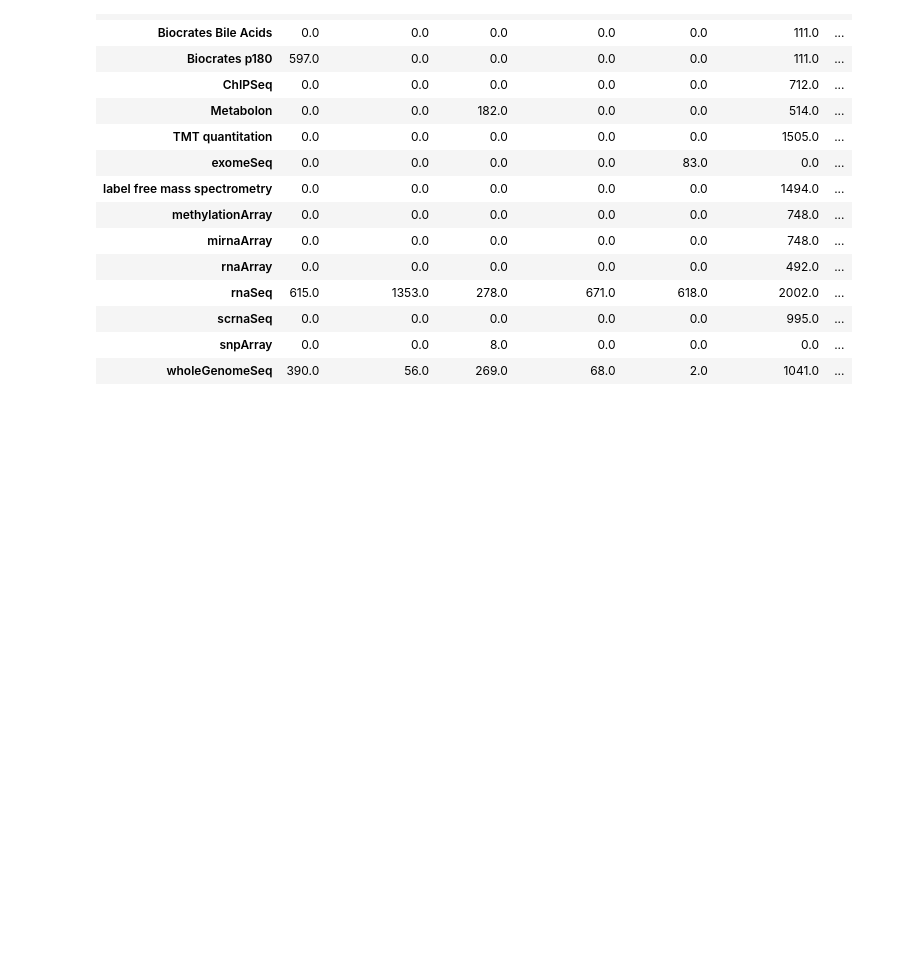
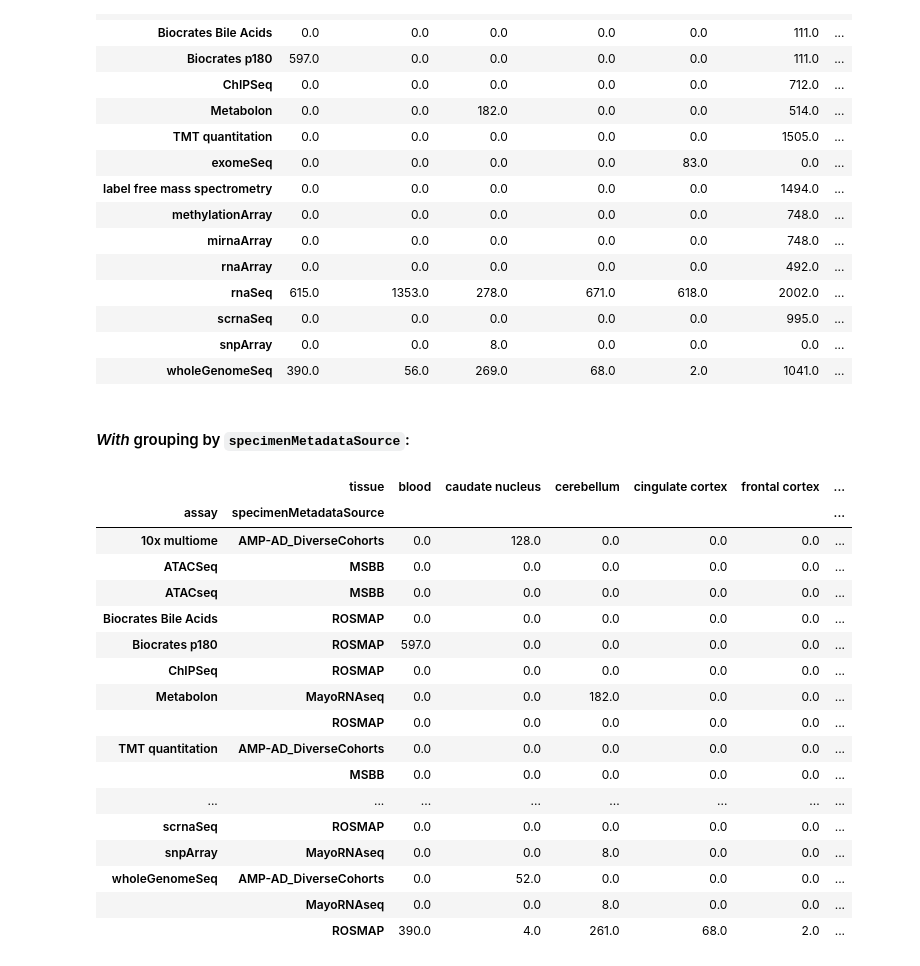
Before and after one commit to avanlinden/AMP-AD-Data-Wrangling-VB, a Jupyter notebook: 04_2024_AMP-AD_1_2_Analytics.ipynb, the cells around one changed output. Cells and saved outputs as stored; diff of their text form; code cells hidden in the pictures; blank space fills up the shorter version.

Commit message:
added pivot tables for grouping by specimenMetadataSource

```diff
--- a/04_2024_AMP-AD_1_2_Analytics.ipynb
+++ b/04_2024_AMP-AD_1_2_Analytics.ipynb
@@ -106,0 +131,24 @@ pd.set_option('display.max_columns', None)
+# %% [markdown]
+#### *With* grouping by `specimenMetadataSource`:
+# %%
+unique_specs_per_assay_and_tissue_by_source_piv = mega_bio.groupby(['assay', 'tissue', 'specimenMetadataSource'])['specimenID'].count().unstack('tissue', fill_value=0.0)
+unique_specs_per_assay_and_tissue_by_source_piv
+# %% [output]
+|  | tissue | blood | caudate nucleus | cerebellum | cingulate cortex | frontal cortex | ... |
+| assay | specimenMetadataSource |  |  |  |  |  | ... |
+| 10x multiome | AMP-AD_DiverseCohorts | 0.0 | 128.0 | 0.0 | 0.0 | 0.0 | ... |
+| ATACSeq | MSBB | 0.0 | 0.0 | 0.0 | 0.0 | 0.0 | ... |
+| ATACseq | MSBB | 0.0 | 0.0 | 0.0 | 0.0 | 0.0 | ... |
+| Biocrates Bile Acids | ROSMAP | 0.0 | 0.0 | 0.0 | 0.0 | 0.0 | ... |
+| Biocrates p180 | ROSMAP | 597.0 | 0.0 | 0.0 | 0.0 | 0.0 | ... |
+| ChIPSeq | ROSMAP | 0.0 | 0.0 | 0.0 | 0.0 | 0.0 | ... |
+| Metabolon | MayoRNAseq | 0.0 | 0.0 | 182.0 | 0.0 | 0.0 | ... |
+|  | ROSMAP | 0.0 | 0.0 | 0.0 | 0.0 | 0.0 | ... |
+| TMT quantitation | AMP-AD_DiverseCohorts | 0.0 | 0.0 | 0.0 | 0.0 | 0.0 | ... |
+|  | MSBB | 0.0 | 0.0 | 0.0 | 0.0 | 0.0 | ... |
+| ... | ... | ... | ... | ... | ... | ... | ... |
+| scrnaSeq | ROSMAP | 0.0 | 0.0 | 0.0 | 0.0 | 0.0 | ... |
+| snpArray | MayoRNAseq | 0.0 | 0.0 | 8.0 | 0.0 | 0.0 | ... |
+| wholeGenomeSeq | AMP-AD_DiverseCohorts | 0.0 | 52.0 | 0.0 | 0.0 | 0.0 | ... |
+|  | MayoRNAseq | 0.0 | 0.0 | 8.0 | 0.0 | 0.0 | ... |
+|  | ROSMAP | 390.0 | 4.0 | 261.0 | 68.0 | 2.0 | ... |
```
Also changed, not shown: parts of 12 cells of this notebook.
